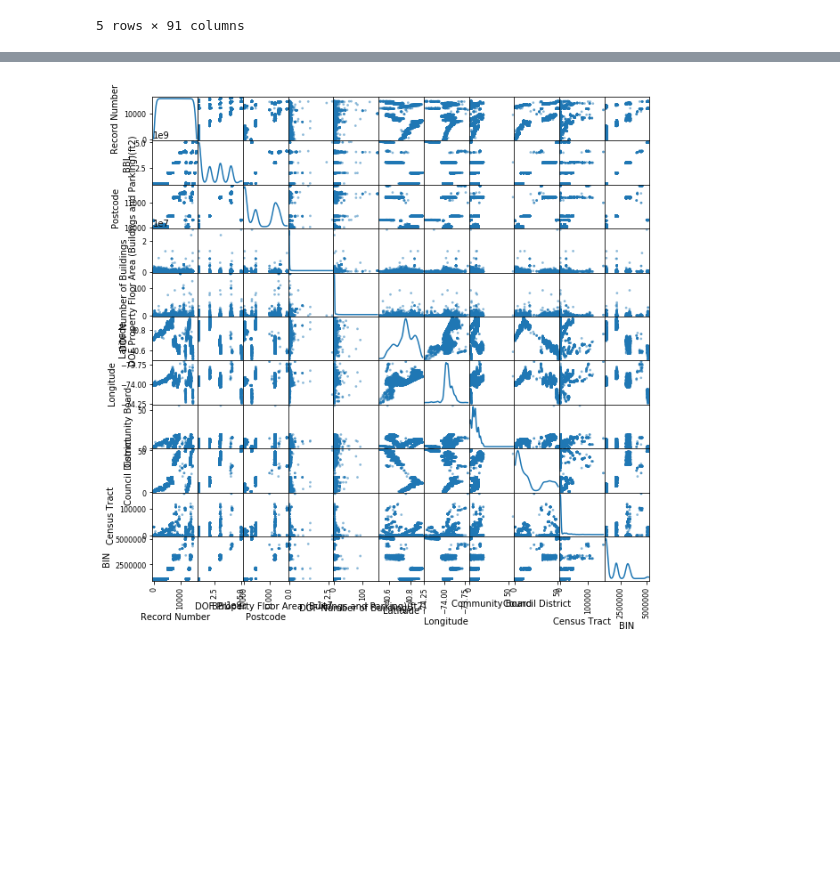
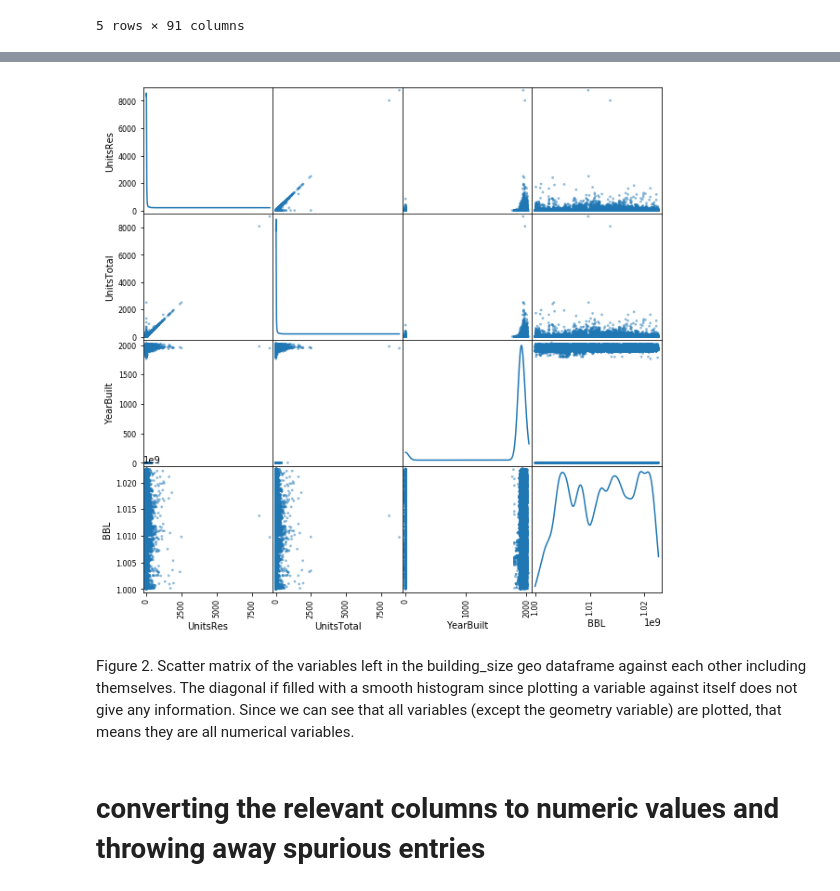
Before and after one commit to anaelisa24/PUI2018_amm1209, a Jupyter notebook: HW10_amm1209/Assignment 2.ipynb, the cells around one changed output, grey strips where cells are left out. Drawn from its saved outputs; the diff is of its cells as text; code cells hidden in the pictures; blank space fills up the shorter version.

```diff
--- a/HW10_amm1209/Assignment 2.ipynb
+++ b/HW10_amm1209/Assignment 2.ipynb
@@ -86,0 +99,4 @@ building_size.head()
+# %%
+cols_to_drop_bsize = [i for i in building_size.columns.values if i != 'BBL' and i != 'UnitsTotal' and i != 'UnitsRes'
+                       and i != 'YearBuilt' and i != 'geometry']
+building_size.drop(cols_to_drop_bsize, axis=1, inplace=True)
@@ -87,4 +121,8 @@ building_size.head()
 # %%
-sfig = pd.scatter_matrix(energy, s=30, figsize=(10, 10), diagonal='kde')
+sfig = pd.scatter_matrix(building_size, s=30, figsize=(10, 10), diagonal='kde')
 # %% [output]
-[figure, old version]
+[figure, new version]
+# %% [markdown]
+Figure 2. Scatter matrix of the variables left in the building_size geo dataframe against each other including themselves. The diagonal if filled with a smooth histogram since plotting a variable against itself does not give any information. Since we can see that all variables (except the geometry variable) are plotted, that means they are all numerical variables.
+# %% [markdown]
+# converting the relevant columns to numeric values and throwing away spurious entries
```
Also changed, not shown: parts of 38 cells of this notebook.
